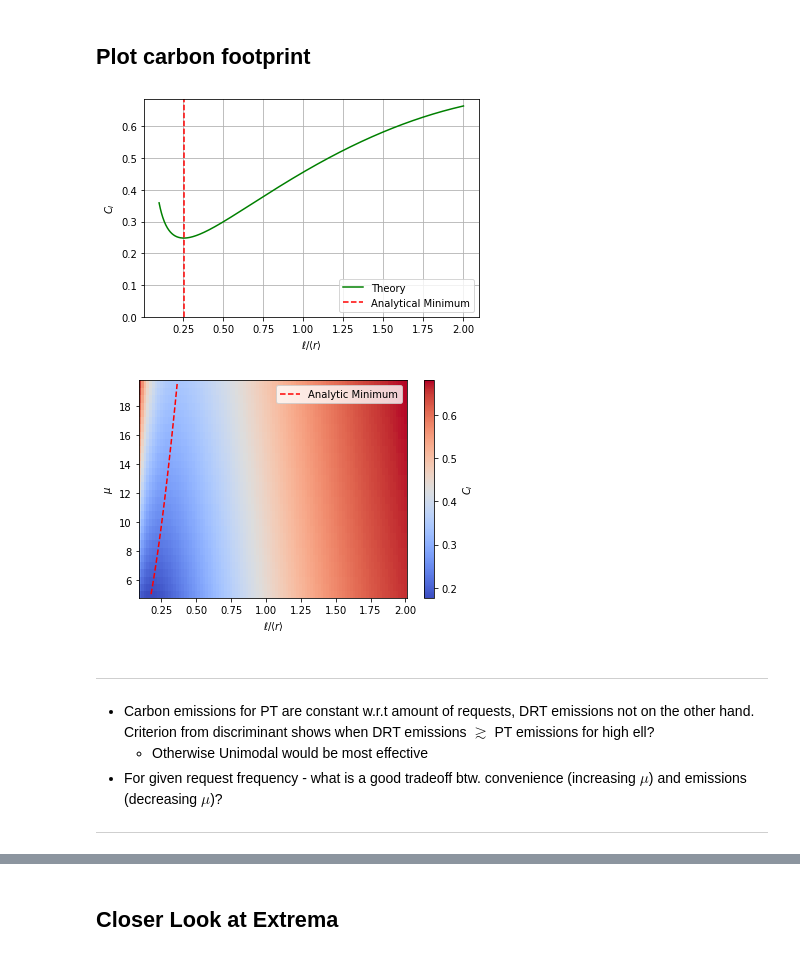
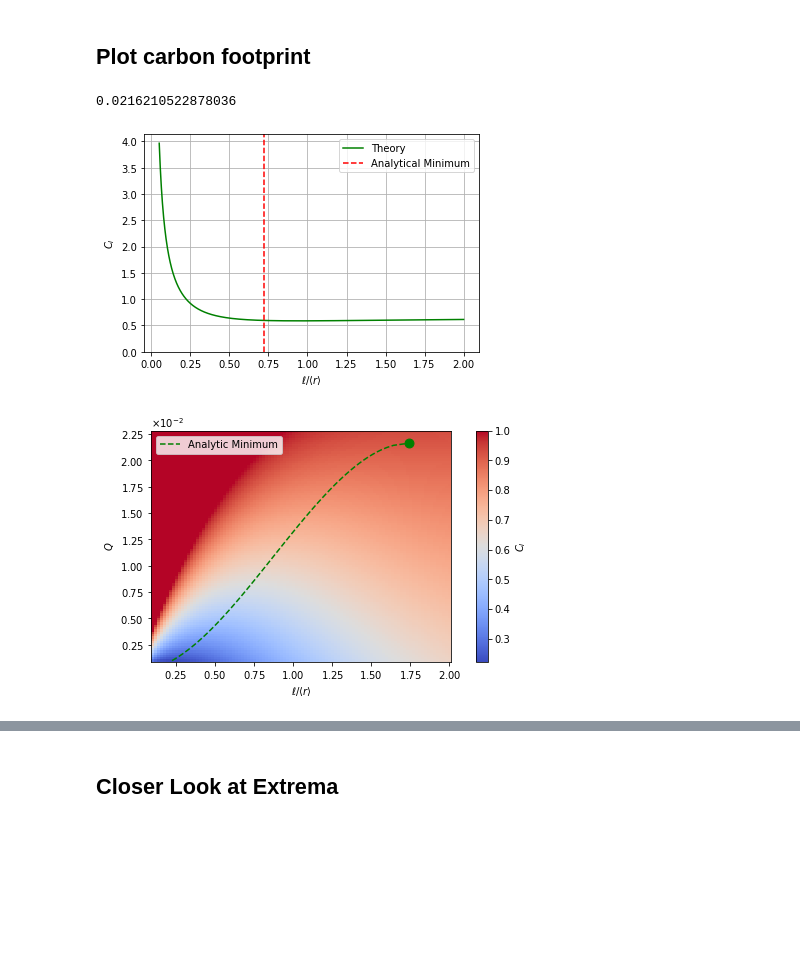
Before and after one commit to poss-group/bimodal_ridepooling, a Jupyter notebook: CarbonFootprintTheoryCalc.ipynb, the cells around one changed output, grey strips where cells are left out. Cells and saved outputs as stored; diff of their text form; code cells hidden in the pictures; blank space fills up the shorter version.

Commit message:
New Plots

```diff
--- a/CarbonFootprintTheoryCalc.ipynb
+++ b/CarbonFootprintTheoryCalc.ipynb
@@ -101,11 +128,14 @@ def delta_av_theory(delta_max, b, mode='mft'):
         return np.exp(np.log(delta_bar) / np.log(2) * np.log((b + 1) / 2))
 
 
-def cummulative_prob(x):
-    return scipy.integrate.quad(probabilityDist,0,x)[0]
+# def cummulative_prob(x):
+#     return scipy.integrate.quad(probabilityDist,0,x)[0]
 
 
-def getCarbonIndex(ell, eta, eps0, Q):
+def getCarbonIndex(ell, p, eta, eps0, Q):
+    rpr = lambda r : r*p(r) # r*p(r)
+    cummulative_prob = lambda x: scipy.integrate.quad(p,0,x)[0]
+
     av_d = scipy.integrate.quad(rpr,0,np.infty)[0]
     Ci_drt = 1/eta*(scipy.integrate.quad(rpr,0,zeta*ell)[0] + 2*beta*ell*(1-cummulative_prob(zeta*ell)))/av_d
     Ci_pt = 4*eps0*av_d*Q/ell
@@ -122,6 +152,3 @@ delta_av_theory = delta_av_theory(1.5, 2, mode='mft')
 
 av_drt_occs_non_standing = 2
 eta = av_drt_occs_non_standing/delta_av_theory
-
-Ci_theory, Ci_theory_pt, Ci_theory_drt, _= \
-    getCarbonIndexVectorized(ell_list, eta, eps0, Q_func(mu))
@@ -246,13 +281,20 @@ $\displaystyle \frac{β^{2} \left(\frac{27 Q β ε0 η + β^{3} \sqrt{\frac{\lef
 ---
 # %% [markdown]
 ## Plot carbon footprint
+# %%
+print(Q_crit)
+# %% [output]
+0.0216210522878036
 # %%
 %matplotlib inline
 fig, ax = plt.subplots()
 xlabel = r"$\ell/\langle r\rangle$"
 
+Ci_theory, Ci_theory_pt, Ci_theory_drt, _= \
+    getCarbonIndexVectorized(ell_list, probabilityDist, eta, eps0, Q)
+
 ax.plot(ell_list, Ci_theory, "-", c='green', label="Theory")
-vline = ell_min_of_Q(Q_func(mu))
+vline = ell_min_of_Q(Q)
 if np.isreal(vline):
     ax.axvline(vline, ls='--', c='r', label="Analytical Minimum")
 ax.set_ylabel(r"$C_I$")
@@ -263,37 +305,40 @@ ax.grid()
 
 ax.set_ylim((0,None))
 
+# fig.savefig("CI22e-1QUniform.jpg", dpi=200)
 plt.show()
 # %% [output]
-[figure, old version]
+[figure, new version]
 # %%
 from matplotlib.colors import LogNorm, Normalize
 
-fig, ax = plt.subplots()
+fig, ax = plt.subplots(constrained_layout=True)
 
-mu_range = np.arange(5,20,0.5)
-ell_range = np.linspace(ell_min,ell_max,100)
-ELL, MU = np.meshgrid(ell_range, mu_range)
+# mu_range = np.linspace(5,20,100)
+# Q_range = Q_func(mu_range)
+Q_range = np.linspace(0.001, float(Q_crit), 100)
+Q_range2d = np.linspace(0.001, float(Q_crit)*1.05, 100)
+ell_range = np.linspace(0.1,ell_max,100)
+ELL, Q2D = np.meshgrid(ell_range, Q_range2d)
 
-CI_THEORY,_,_,_ = getCarbonIndexVectorized(ELL, eta, eps0, Q_func(MU))
+CI_THEORY,_,_,_ = getCarbonIndexVectorized(ELL, uniformDist, eta, eps0, Q2D)
 
 # ax.plot_surface(ELL, MU, CI_THEORY, cmap='coolwarm')
-im = ax.pcolormesh(ELL, MU, CI_THEORY, cmap='coolwarm', shading='auto')
-min_ells = np.vectorize(ell_min_of_Q)(Q_func(mu_range))
-min_CIs,_,_,_ = getCarbonIndexVectorized(min_ells, eta, eps0, Q_func(mu_range))
-ax.plot(min_ells, mu_range, c='red', ls='--', label='Analytic Minimum')
+min_ells = np.vectorize(ell_min_of_Q)(Q_range)
+min_CIs,_,_,_ = getCarbonIndexVectorized(min_ells, uniformDist, eta, eps0, Q_range)
+
+im = ax.pcolormesh(ELL, Q2D, CI_THEORY, cmap='coolwarm', shading='auto', vmax=1., zorder=0)
+ax.plot(min_ells, Q_range, c='green', ls='--', label='Analytic Minimum', zorder=1)
+ax.scatter(ell_min_of_Q(Q_crit), Q_crit, c='green', s=80, zorder=2)
+
+ax.ticklabel_format(style="sci", scilimits=(0,0), useMathText=True)
 ax.set_xlabel(r'$\ell/\langle r\rangle$')
-ax.set_ylabel(r'$\mu$')
+ax.set_ylabel(r'$Q$')
 fig.colorbar(im, label=r'$C_I$')
 
 ax.legend()
 
+# fig.savefig("CiOfMuAndQUniform.jpg", dpi=200)
 plt.show()
 # %% [output]
-[figure, old version]
+[figure, new version]
-# %% [markdown]
----
-- Carbon emissions for PT are constant w.r.t amount of requests, DRT emissions not on the other hand. Criterion from discriminant shows when DRT emissions $\gtrsim$ PT emissions for high ell?
-    - Otherwise Unimodal would be most effective
-- For given request frequency - what is a good tradeoff btw. convenience (increasing $\mu$) and emissions (decreasing $\mu$)?
----
```
Also changed, not shown: parts of 21 cells of this notebook.
